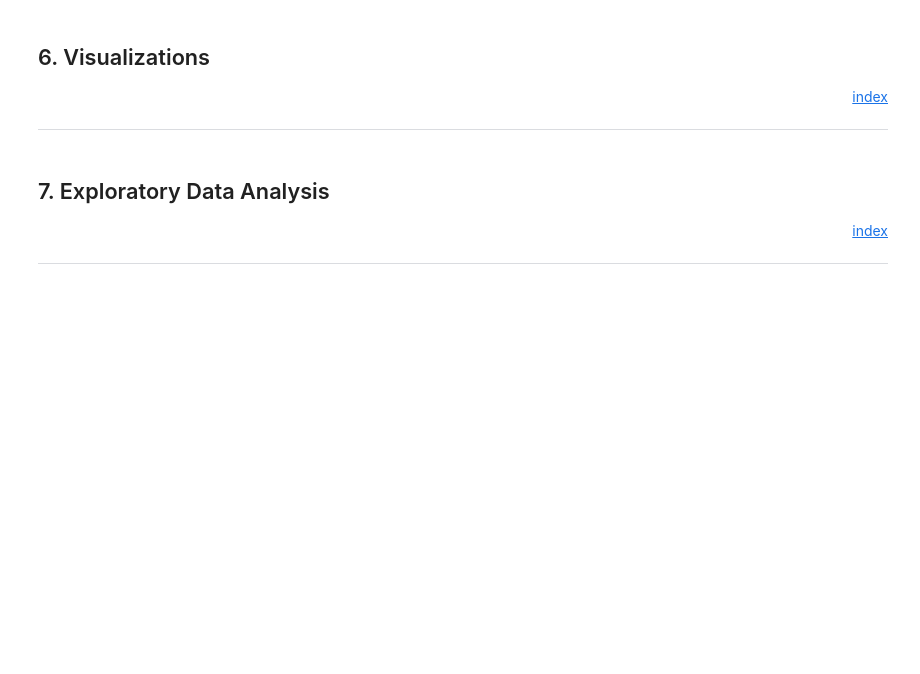
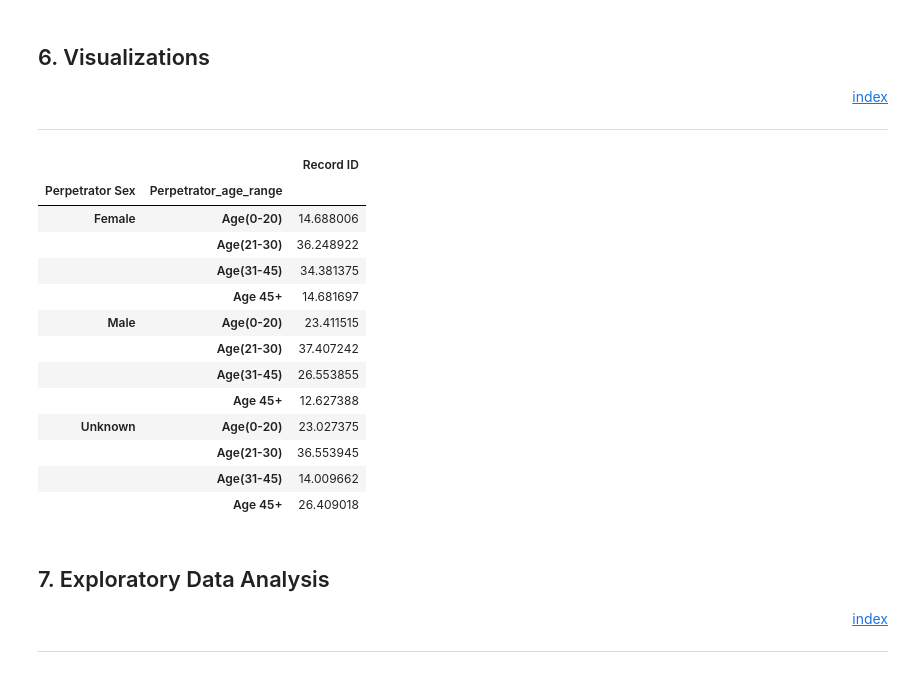
Before and after one commit to pretttyvo/ML1-Visualization-and-Data-Preprocessing, a Jupyter notebook: Lab 1/Jupyter Notebooks/Final Submission.ipynb, the cells around one changed output. Cells and saved outputs as stored; diff of their text form; code cells hidden in the pictures; blank space fills up the shorter version.

```diff
--- a/Lab 1/Jupyter Notebooks/Final Submission.ipynb
+++ b/Lab 1/Jupyter Notebooks/Final Submission.ipynb
@@ -302,6 +310,45 @@ df_categorical_levels.sort_values(by='Unknown_Count', ascending = False).head()
 ## 6. Visualizations <a id='visualizations'></a>
 <div style="text-align: right"> <a href="#index">index</a> </div>
 <hr/>
+# %%
+df['Perpetrator_age_range'] = pd.cut(df['Perpetrator Age'].astype(int),[0,20,30,45,1e6],3,
+                                     labels=['Age(0-20)','Age(21-30)','Age(31-45)','Age 45+'])
+ct_Perpetrator_age_range = pd.crosstab(df.Perpetrator_age_range,
+           df['Perpetrator Sex'],
+
+           normalize=True).round(4)*100
+
+
+# ct_Perpetrator_age_range.plot(kind='barh',
+#                              stacked=True,
+#                              )
+# plt.xlabel('Percentage of Total Homicides')
+# plt.ylabel('Perpetrator Age Range')
+# plt.title('Age and Sex of Perpetrators')
+state_office = df[['Perpetrator Sex', 'Perpetrator_age_range', 'Record ID']].dropna().groupby(['Perpetrator Sex', 'Perpetrator_age_range']).agg({'Record ID': 'count'})
+# state_office = df.groupby(['state', 'office_id']).agg({'sales': 'sum'})
+# Change: groupby state_office and divide by sum
+state_pcts = state_office.groupby(level=0).apply(lambda x:
+                                                 100 * x / float(x.sum()))
+state_pcts
+# fig = px.bar(df, x=ct_Perpetrator_age_range['Female']+ct_Perpetrator_age_range['Male'],
+#              y=ct_Perpetrator_age_range.index, orientation='h', color='')
+# fig.show()
+# %% [output]
+|  |  | Record ID |
+| Perpetrator Sex | Perpetrator_age_range |  |
+| Female | Age(0-20) | 14.688006 |
+|  | Age(21-30) | 36.248922 |
+|  | Age(31-45) | 34.381375 |
+|  | Age 45+ | 14.681697 |
+| Male | Age(0-20) | 23.411515 |
+|  | Age(21-30) | 37.407242 |
+|  | Age(31-45) | 26.553855 |
+|  | Age 45+ | 12.627388 |
+| Unknown | Age(0-20) | 23.027375 |
+|  | Age(21-30) | 36.553945 |
+|  | Age(31-45) | 14.009662 |
+|  | Age 45+ | 26.409018 |
 # %% [markdown]
 ## 7. Exploratory Data Analysis <a id='exploratory-data-analysis'></a>
 <div style="text-align: right"> <a href="#index">index</a> </div>
```
Also changed, not shown: parts of 1 cell of this notebook.
